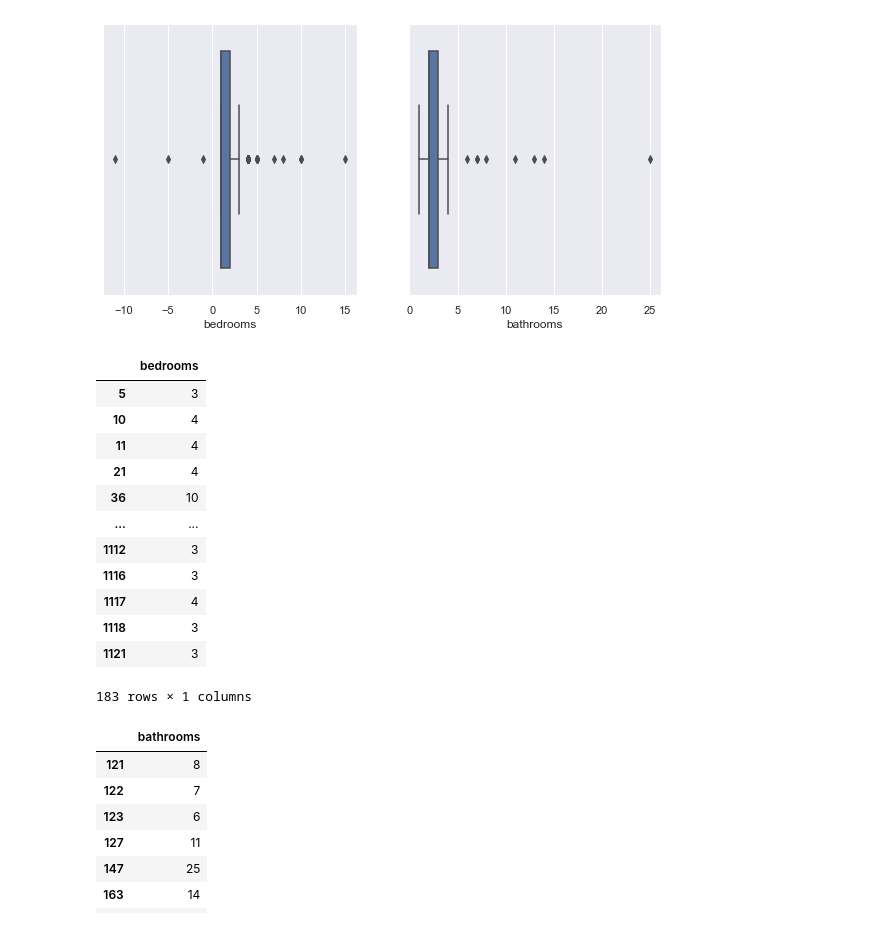
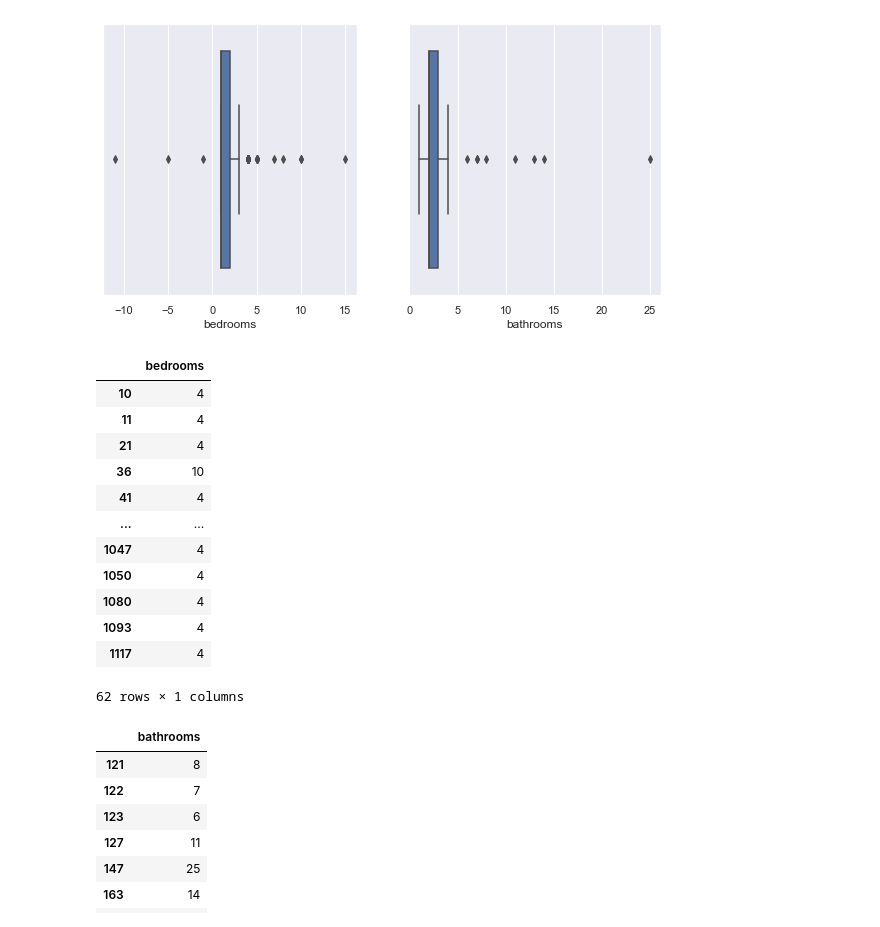
Before and after one commit to chris78rey/DIPLOM_BIGDATA, a Jupyter notebook: deberes/modulo04/talleres guiados/Fase_2_Limpieza_y_transformación_Estudiantes.ipynb, the cells around one changed output. Cells and saved outputs as stored; diff of their text form; code cells hidden in the pictures.

```diff
--- a/deberes/modulo04/talleres guiados/Fase_2_Limpieza_y_transformación_Estudiantes.ipynb
+++ b/deberes/modulo04/talleres guiados/Fase_2_Limpieza_y_transformación_Estudiantes.ipynb
@@ -69,7 +69,7 @@ Seaborn 0.11.2
 # %%
 pd.options.display.max_columns = 100 # Permite visualizar todas las columnas del dataframe
 
-airbnb = pd.read_excel('https://github.com/chris78rey/DIPLOM_BIGDATA/blob/main/amsterdam_airbnb.xlsx?raw=true')
+airbnb = pd.read_excel('https://github.com/chris78rey/DIPLOM_BIGDATA/blob/main/amsterdam_airbnb_sintop.xlsx?raw=true')
 airbnb.head(3)
 # %% [output]
 |  | id | listing_url | scrape_id | last_scraped | name | description | neighborhood_overview | ... |
@@ -233,3 +269,13 @@ sns.boxplot(data = airbnb, x='bathrooms', ax = ax[1])
 # %% [output]
 <AxesSubplot:xlabel='bathrooms'>
 [figure]
+# %%
+# Respuesta
+#aca se calcula los valores atipicos de bedrooms y bathrooms
+
+datos_iq_bethrooms=airbnb['bedrooms'].describe()
+rango_intercuartilico_bethrooms=datos_iq_bethrooms['75%']-datos_iq_bethrooms['25%']
+
+
+valores_atipicos_out_derecha_bethrooms=datos_iq_bethrooms['75%']+1.5*rango_intercuartilico_bethrooms
+valores_atipicos_out_izquierda_bethrooms=datos_iq_bethrooms['25%']-1.5*rango_intercuartilico
@@ -236,19 +292,19 @@ sns.boxplot(data = airbnb, x='bathrooms', ax = ax[1])
 # %%
 # Respuesta
-atipicos_bedrooms =airbnb.loc[airbnb['bedrooms']> 2.5,['bedrooms']]
+atipicos_bedrooms =airbnb.loc[airbnb['bedrooms'] > valores_atipicos_out_derecha_bethrooms  ,['bedrooms']]
 atipicos_bedrooms[['bedrooms']]
 # %% [output]
 |  | bedrooms |
-| 5 | 3 |
 | 10 | 4 |
 | 11 | 4 |
 | 21 | 4 |
 | 36 | 10 |
+| 41 | 4 |
 | ... | ... |
-| 1112 | 3 |
-| 1116 | 3 |
+| 1047 | 4 |
+| 1050 | 4 |
+| 1080 | 4 |
+| 1093 | 4 |
 | 1117 | 4 |
-| 1118 | 3 |
-| 1121 | 3 |
-183 rows × 1 columns
+62 rows × 1 columns
 # %%
```
Also changed, not shown: parts of 16 cells of this notebook.
